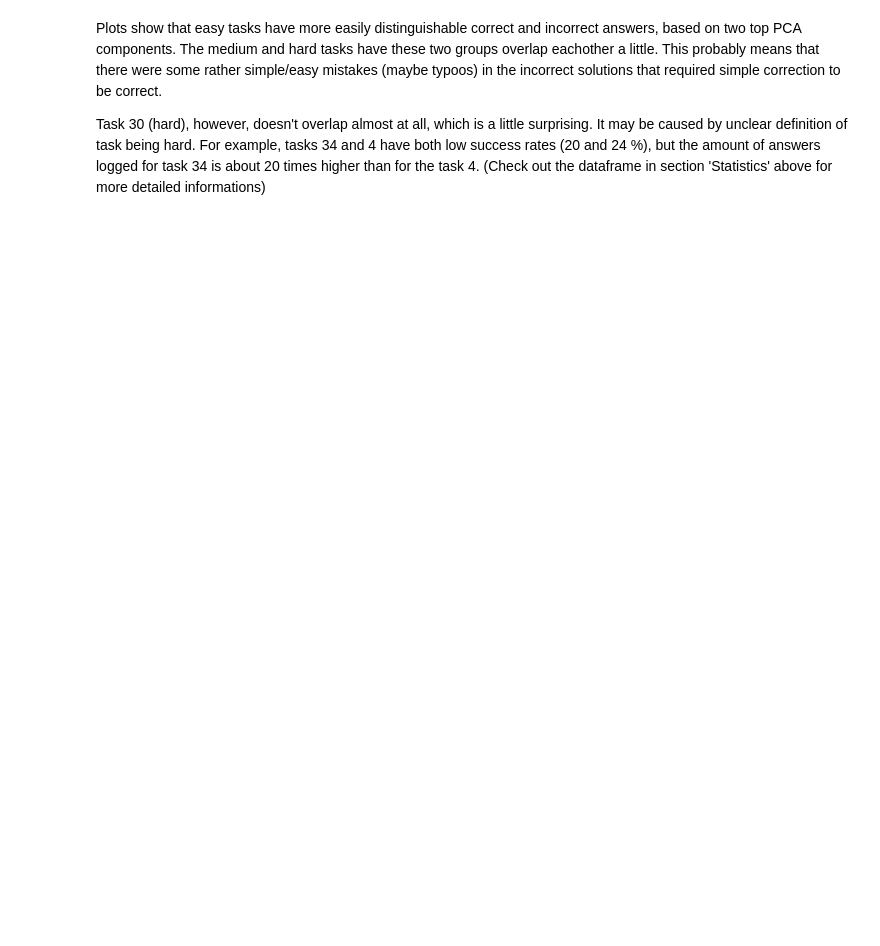
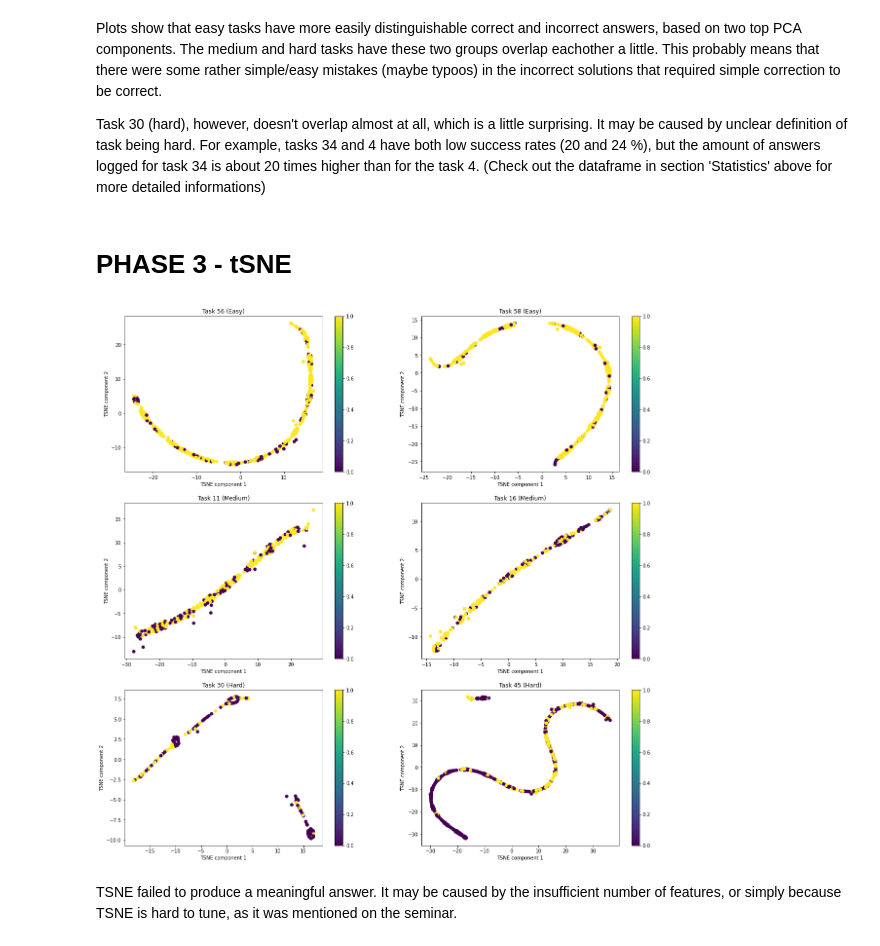
Before and after one commit to rastislavpapco/adaptive-learning-lab, a Jupyter notebook: adaptlearning.ipynb, the cells around one changed output. Drawn from its saved outputs; the diff is of its cells as text; code cells hidden in the pictures; blank space fills up the shorter version.

Commit message:
Phase 3 - TSNE

```diff
--- a/adaptlearning.ipynb
+++ b/adaptlearning.ipynb
@@ -277,3 +289,5 @@ plt.show()
 Plots show that easy tasks have more easily distinguishable correct and incorrect answers, based on two top PCA components. The medium and hard tasks have these two groups overlap eachother a little. This probably means that there were some rather simple/easy mistakes (maybe typoos) in the incorrect solutions that required simple correction to be correct.
 
 Task 30 (hard), however, doesn't overlap almost at all, which is a little surprising. It may be caused by unclear definition of task being hard. For example, tasks 34 and 4 have both low success rates (20 and 24 %), but the amount of answers logged for task 34 is about 20 times higher than for the task 4. (Check out the dataframe in section 'Statistics' above for more detailed informations)
+# %% [markdown]
+# PHASE 3 - tSNE
@@ -279,0 +296,51 @@ Task 30 (hard), however, doesn't overlap almost at all, which is a little surpri
+# %%
+fig, axes = plt.subplots(nrows=3, ncols=2, figsize=(20, 20))
+
+for item, dif, plt_row, plt_col in zip([56, 58, 11, 16, 30, 45],
+                                       ["Easy", "Easy", "Medium", "Medium", "Hard", "Hard"],
+                                       [0, 0, 1, 1, 2, 2],
+                                       [0, 1, 0, 1, 0, 1]):
+    task_df = log_df[log_df['item'] == item]
+    solution = questions_df.at[item, 'solution'][2:-2].split(',')[1].replace('"', '')
+    solution = decode_program(solution)
+
+    # Find ast-parsable solutions
+    parsed = task_df.code.apply(decode_ast)
+    # Compute similarity to solution code
+    similarities = pycode_similar.detect([solution, *task_df.code[parsed].values])
+    sim_perc = np.array([x[1][0].plagiarism_percent for x in similarities])
+
+    # Pick only ast-parsable solutions
+    task_df_parsed = pd.DataFrame(task_df[parsed])
+    task_df_parsed["sim_perc"] = [x[1][0].plagiarism_percent for x in similarities]
+
+    # Compute answer's ast length (abstract syntax tree)
+    ast_len = []
+    for x in similarities:
+        if x[1][0].info_candidate is not None:
+            ast_len.append(len(x[1][0].info_candidate.func_ast_lines))
+        else:
+            ast_len.append(0)
+
+    # Drop unnecessary columns
+    task_df_parsed['ast_len'] = ast_len
+    task_df_parsed = task_df_parsed.drop(['id', 'item', 'user', 'time', 'answer', 'code', 'moves'],
+                                         axis=1)
+
+    # TSNE
+    X_embedded = TSNE(n_components=2).fit_transform(task_df_parsed.values)
+    vector0 = [x[0] for x in X_embedded]
+    vector1 = [x[1] for x in X_embedded]
+
+    ax = axes[plt_row, plt_col]
+    im = ax.scatter(x=vector0, y=vector1, c=task_df_parsed.correct)
+    ax.set_title("Task {} ({})".format(item, dif))
+    ax.set_ylabel('TSNE component 2')
+    ax.set_xlabel('TSNE component 1')
+    fig.colorbar(im, ax=ax)
+
+plt.show()
+# %% [output]
+[figure, added]
+# %% [markdown]
+TSNE failed to produce a meaningful answer. It may be caused by the insufficient number of features, or simply because TSNE is hard to tune, as it was mentioned on the seminar.
```
Also changed, not shown: parts of 3 cells of this notebook.
